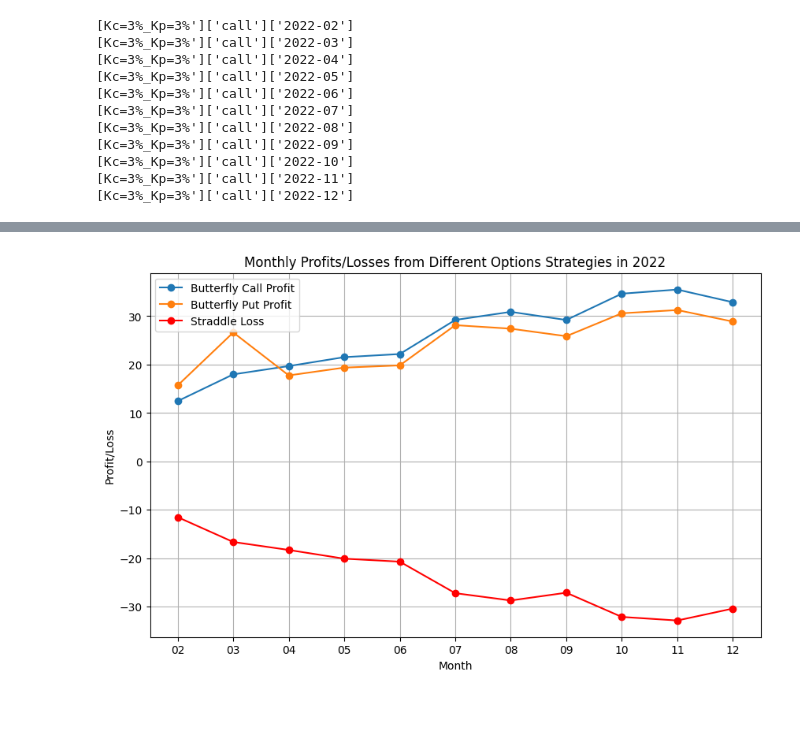
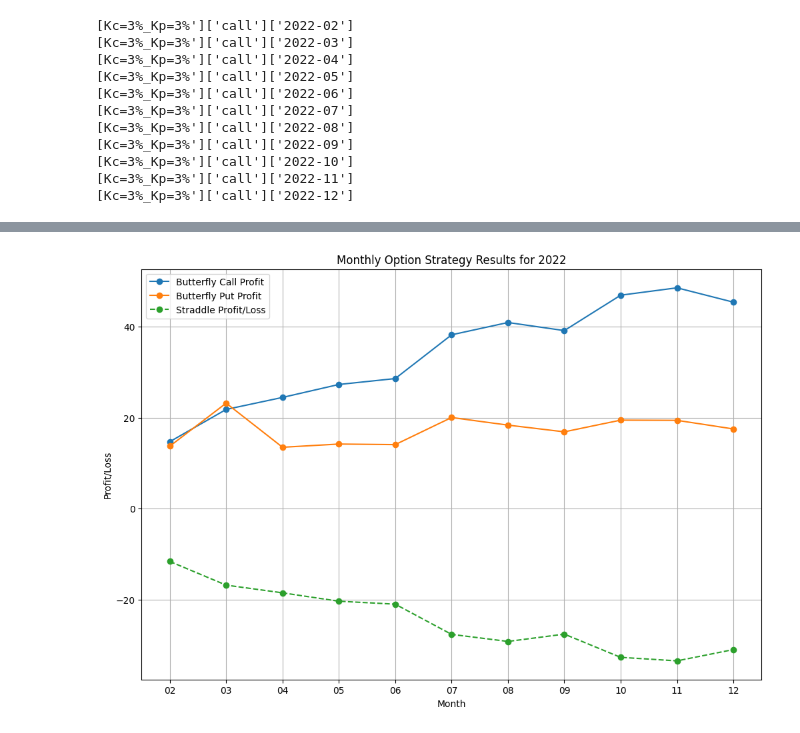
Before and after one commit to 6siyan/FE620_Final_Project, a Jupyter notebook: FE620_Final_Porject.ipynb, the cells around one changed output, grey strips where cells are left out. Saved outputs shown, nothing was run; the diff lists cells and outputs as text; code cells hidden in the pictures; blank space fills up the shorter version.

```diff
--- a/FE620_Final_Porject.ipynb
+++ b/FE620_Final_Porject.ipynb
@@ -394,20 +394,27 @@ Profit/Loss from Straddle Options Strategy: -30.38084422944252
 # %%
 import matplotlib.pyplot as plt
 
-# Data for each month
+# Data
 months = ['02', '03', '04', '05', '06', '07', '08', '09', '10', '11', '12']
+butterfly_call_profit = [14.705415401638753, 21.809967282211495, 24.44869802456045, 27.29586217403432, 28.59539851831414, 38.22104586436586, 40.92542897070216, 39.148924460353214, 46.94001094299571, 48.55941557677134, 45.40311273300463]
+butterfly_put_profit = [13.720807872684617, 23.192086662755344, 13.486004484675624, 14.192576684218668, 14.067949937810978, 20.03538804339939, 18.355392703991697, 16.874768149843252, 19.456999457620768, 19.411336853196392, 17.508797904943727]
+straddle_profit_loss = [-11.630380061817373, -16.83315438907687, -18.527923788670975, -20.37853059520285, -21.028245007386424, -27.668280029482922, -29.220211804435298, -27.61178424569824, -32.722332056635445, -33.49704481289955, -31.00395987595909]
 
-# Plotting
-plt.figure(figsize=(10, 6))
-plt.plot(months, butterfly_call_profits, marker='o', label='Butterfly Call Profit')
-plt.plot(months, butterfly_put_profits, marker='o', label='Butterfly Put Profit')
-plt.plot(months, straddle_losses, marker='o', label='Straddle Loss', color='red')
+# Plot
+plt.figure(figsize=(12, 8))
+plt.plot(months, butterfly_call_profit, label='Butterfly Call Profit', marker='o')
+plt.plot(months, butterfly_put_profit, label='Butterfly Put Profit', marker='o')
+plt.plot(months, straddle_profit_loss, label='Straddle Profit/Loss', marker='o', linestyle='--')
 
-plt.title('Monthly Profits/Losses from Different Options Strategies in 2022')
+# Customizing the plot
+plt.title('Monthly Option Strategy Results for 2022')
 plt.xlabel('Month')
 plt.ylabel('Profit/Loss')
+plt.grid(True)
 plt.legend()
-plt.grid(True)
+plt.xticks(months)
+
+# Show plot
 plt.show()
 # %% [output]
-[figure, old version]
+[figure, new version]
```
Also changed, not shown: parts of 7 cells of this notebook.
